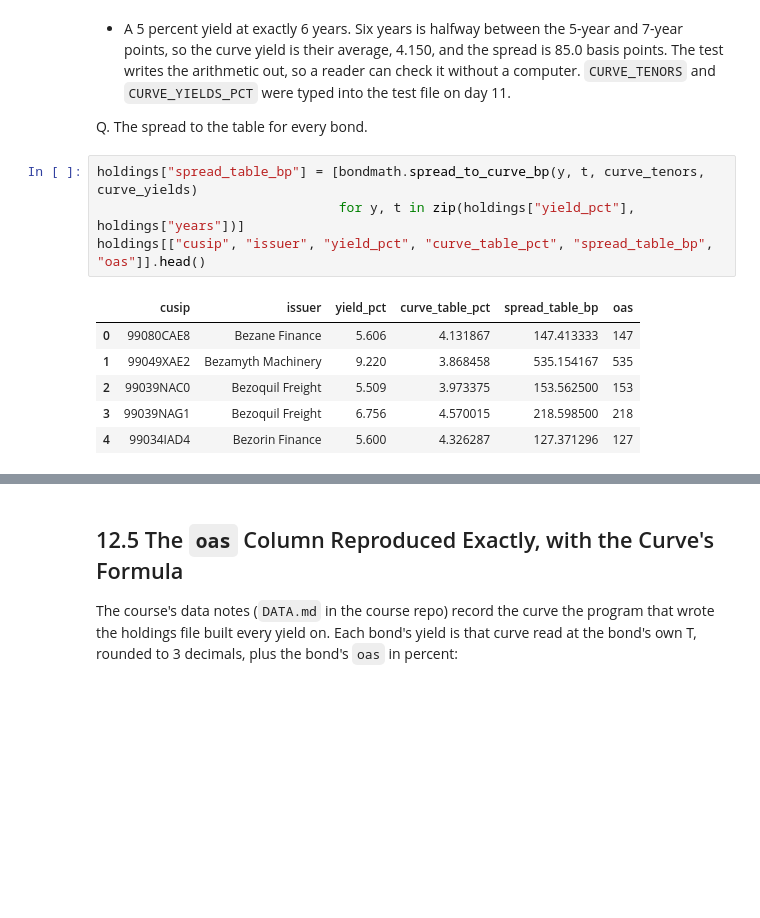
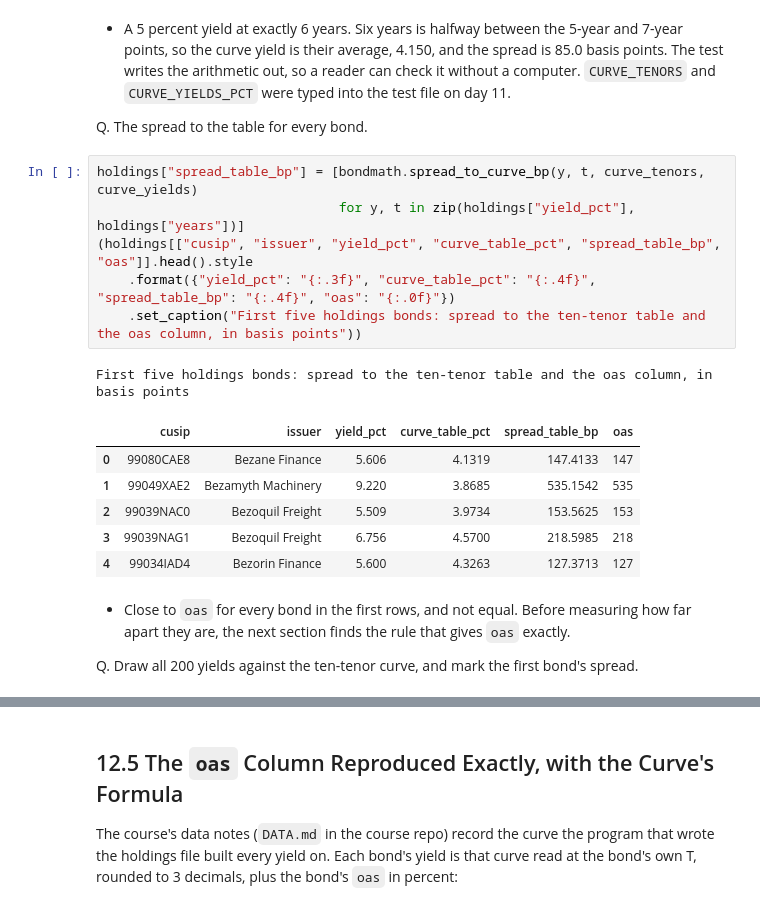
Before and after one commit to lenamonj/python-fixed-income, a Jupyter notebook: course2_bond_math/week3/day2/12_spread_over_the_curve.ipynb, the cells around one changed output, grey strips where cells are left out. Drawn from its saved outputs; the diff is of its cells as text; blank space fills up the shorter version.

```diff
--- a/course2_bond_math/week3/day2/12_spread_over_the_curve.ipynb
+++ b/course2_bond_math/week3/day2/12_spread_over_the_curve.ipynb
@@ -1325,11 +1430,18 @@ Q. The spread to the table for every bond.
 # %%
 holdings["spread_table_bp"] = [bondmath.spread_to_curve_bp(y, t, curve_tenors, curve_yields)
                                for y, t in zip(holdings["yield_pct"], holdings["years"])]
-holdings[["cusip", "issuer", "yield_pct", "curve_table_pct", "spread_table_bp", "oas"]].head()
+(holdings[["cusip", "issuer", "yield_pct", "curve_table_pct", "spread_table_bp", "oas"]].head().style
+    .format({"yield_pct": "{:.3f}", "curve_table_pct": "{:.4f}", "spread_table_bp": "{:.4f}", "oas": "{:.0f}"})
+    .set_caption("First five holdings bonds: spread to the ten-tenor table and the oas column, in basis points"))
 # %% [output]
+First five holdings bonds: spread to the ten-tenor table and the oas column, in basis points
 |  | cusip | issuer | yield_pct | curve_table_pct | spread_table_bp | oas |
-| 0 | 99080CAE8 | Bezane Finance | 5.606 | 4.131867 | 147.413333 | 147 |
-| 1 | 99049XAE2 | Bezamyth Machinery | 9.220 | 3.868458 | 535.154167 | 535 |
-| 2 | 99039NAC0 | Bezoquil Freight | 5.509 | 3.973375 | 153.562500 | 153 |
-| 3 | 99039NAG1 | Bezoquil Freight | 6.756 | 4.570015 | 218.598500 | 218 |
-| 4 | 99034IAD4 | Bezorin Finance | 5.600 | 4.326287 | 127.371296 | 127 |
+| 0 | 99080CAE8 | Bezane Finance | 5.606 | 4.1319 | 147.4133 | 147 |
+| 1 | 99049XAE2 | Bezamyth Machinery | 9.220 | 3.8685 | 535.1542 | 535 |
+| 2 | 99039NAC0 | Bezoquil Freight | 5.509 | 3.9734 | 153.5625 | 153 |
+| 3 | 99039NAG1 | Bezoquil Freight | 6.756 | 4.5700 | 218.5985 | 218 |
+| 4 | 99034IAD4 | Bezorin Finance | 5.600 | 4.3263 | 127.3713 | 127 |
+# %% [markdown]
+* Close to `oas` for every bond in the first rows, and not equal. Before measuring how far apart they are, the next section finds the rule that gives `oas` exactly.
+
+Q. Draw all 200 yields against the ten-tenor curve, and mark the first bond's spread.
```
Also changed, not shown: parts of 33 cells of this notebook, 2 other files.
